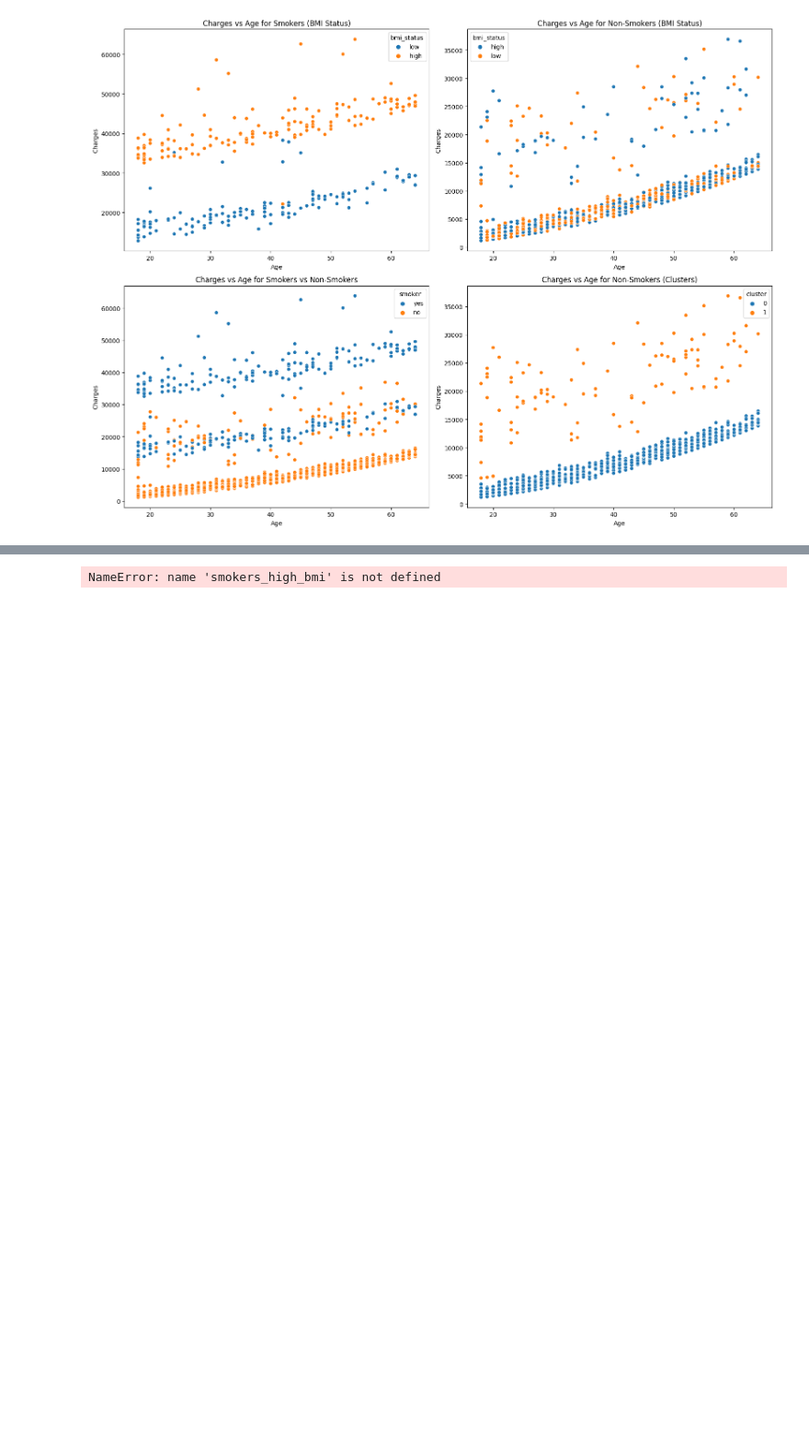
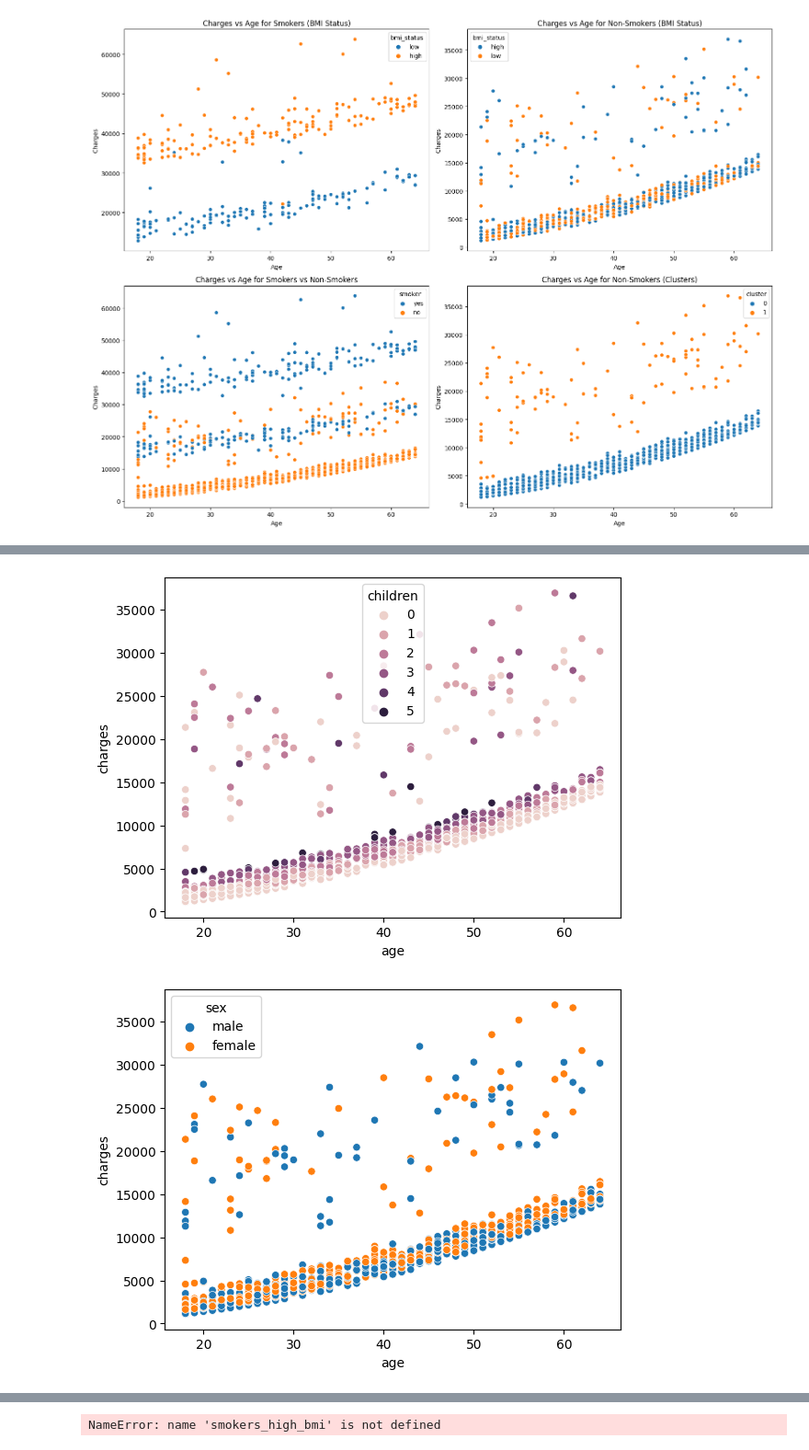
Before and after one commit to mukherjeesrijit/data-science-projects, a Jupyter notebook: us-medical-insurance-project.ipynb, the cells around one changed output, grey strips where cells are left out. Shown at 92% size. Drawn from its saved outputs; the diff is of its cells as text; code cells hidden in the pictures; blank space fills up the shorter version.

```diff
--- a/us-medical-insurance-project.ipynb
+++ b/us-medical-insurance-project.ipynb
@@ -548,0 +580,12 @@ For example, when doing 'df[col].method(value, inplace=True)', try using 'df.met
+# %%
+sns.scatterplot(x='age', y='charges', hue='children', data=filtered_df)
+plt.show()
+
+sns.scatterplot(x='age', y='charges', hue='sex', data=filtered_df)
+plt.show()
+
+sns.scatterplot(x='age', y='charges', hue='region', data=filtered_df)
+plt.show()
+# %% [output]
+[figure, added]
+[figure, added]
```
Also changed, not shown: parts of 4 cells of this notebook.
